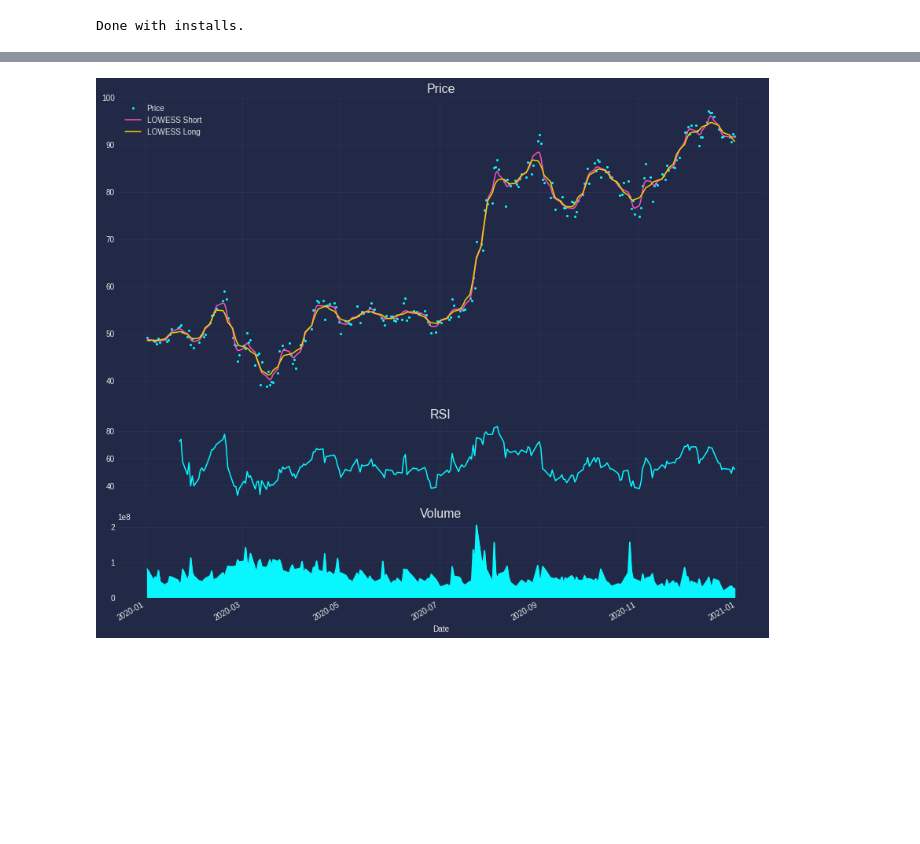
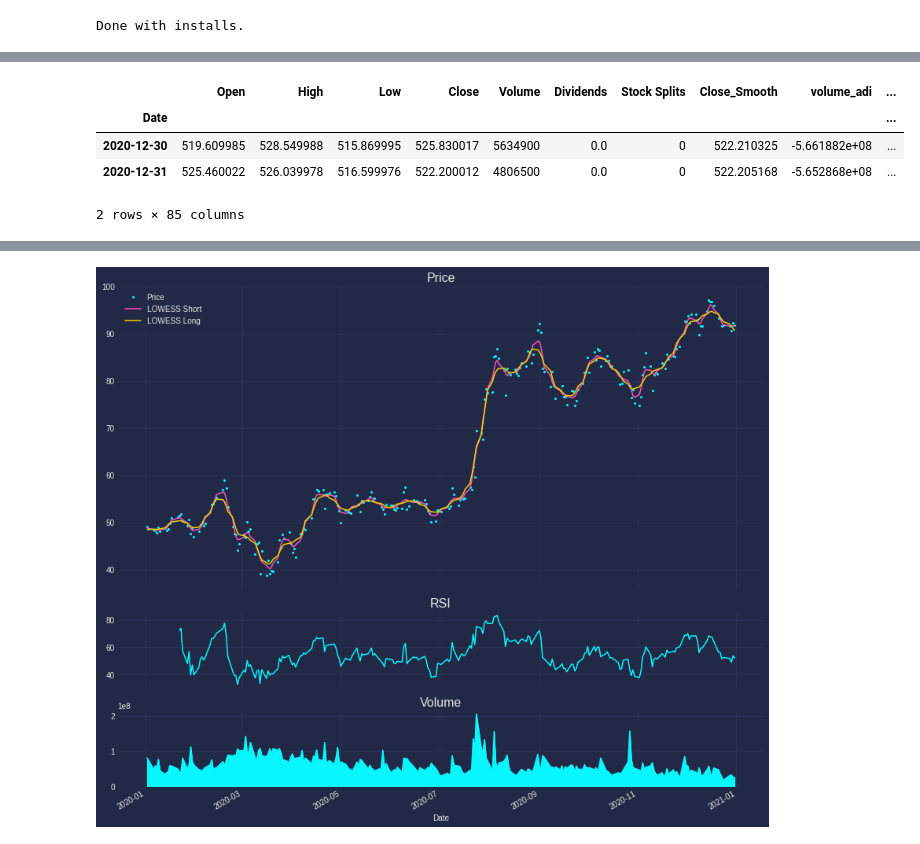
Before and after one commit to masta-g3/robinmodel, a Jupyter notebook: robinmodel.ipynb, the cells around one changed output, grey strips where cells are left out. Saved outputs shown, nothing was run; the diff lists cells and outputs as text; code cells hidden in the pictures; blank space fills up the shorter version.

```diff
--- a/robinmodel.ipynb
+++ b/robinmodel.ipynb
@@ -37,0 +35,35 @@ stock_df = stock.history(start='2020-01-01', end='2021-01-01')
+# %%
+## Ticker data.
+ticker = 'NVDA'
+stock = yf.Ticker(ticker)
+stock_df = stock.history(start='2020-01-01', end='2021-01-01')
+
+# smoother = LowessSmoother(smooth_fraction=0.025, iterations=1)
+# stock_df['Close_Smooth'] = smoother.smooth(stock_df['Close']).smooth_data[0]
+
+smoother = KalmanFilter(transition_matrices = [1],
+              observation_matrices = [1],
+              initial_state_mean = stock_df.iloc[0]['Close'],
+              initial_state_covariance = 1,
+              observation_covariance=1,
+              transition_covariance=0.5)
+
+mean, cov = smoother.filter(stock_df['Close'])
+stock_df['Close_Smooth'] = mean
+
+## Add all TA features.
+stock_df = add_all_ta_features(
+    stock_df, open="Open", high="High", low="Low",
+    close="Close_Smooth", volume="Volume")
+
+stock_df.drop(columns=['trend_psar_up', 'trend_psar_down', 'trend_stc',
+                       'trend_mass_index', 'momentum_tsi', 'trend_trix'], inplace=True)
+
+idx_last_ta = stock_df.shape[1]
+stock_df.tail(2)
+# %% [output]
+|  | Open | High | Low | Close | Volume | Dividends | Stock Splits | Close_Smooth | volume_adi | ... |
+| Date |  |  |  |  |  |  |  |  |  | ... |
+| 2020-12-30 | 519.609985 | 528.549988 | 515.869995 | 525.830017 | 5634900 | 0.0 | 0 | 522.210325 | -5.661882e+08 | ... |
+| 2020-12-31 | 525.460022 | 526.039978 | 516.599976 | 522.200012 | 4806500 | 0.0 | 0 | 522.205168 | -5.652868e+08 | ... |
+2 rows × 85 columns
```
Also changed, not shown: parts of 16 cells of this notebook.
